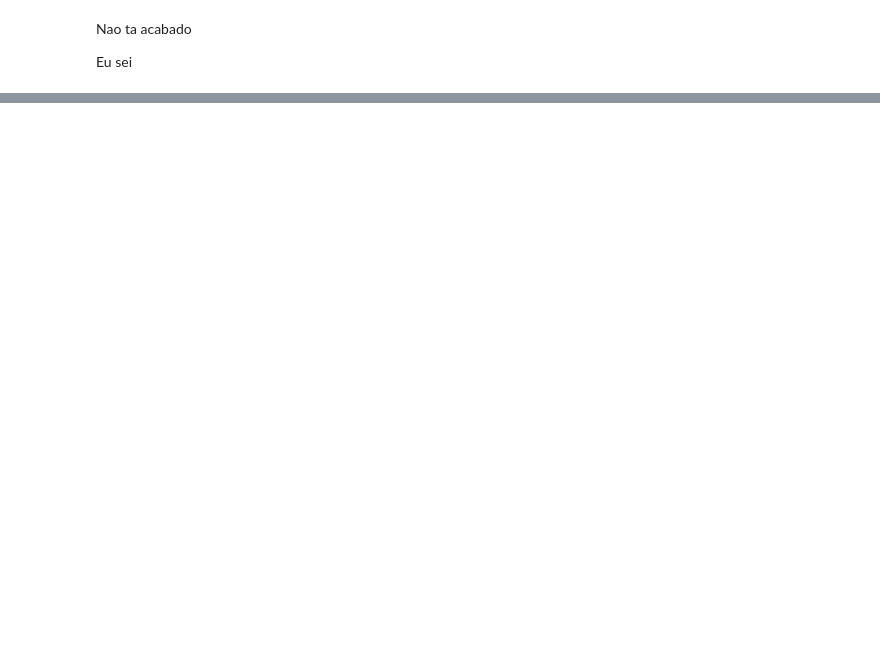
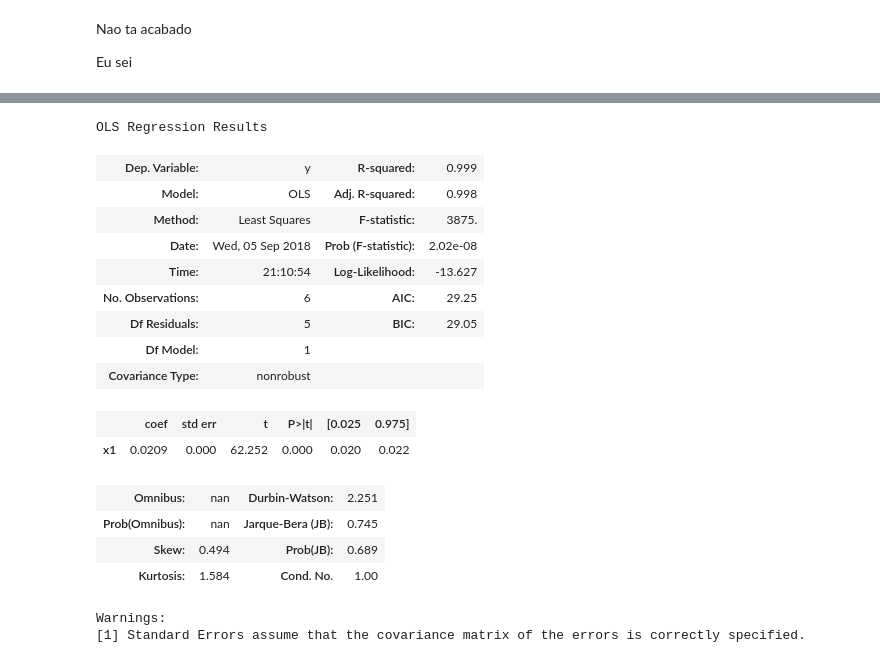
Before and after one commit to tiagodalloca/f229, a Jupyter notebook: experimento 2/Graficos.ipynb, the cells around one changed output, grey strips where cells are left out. Cells and saved outputs as stored; diff of their text form; code cells hidden in the pictures; blank space fills up the shorter version.

```diff
--- a/experimento 2/Graficos.ipynb
+++ b/experimento 2/Graficos.ipynb
@@ -102,0 +204,24 @@ Eu sei
+# %%
+model = sm.OLS(np.array(harmonicos_separados[4]['Peso (g)']),
+               (np.array(harmonicos_separados[4]['Comprimento (cm)'] / 100 * 240 / 5))**2)
+result = model.fit()
+result.summary()
+# %% [output]
+OLS Regression Results
+| Dep. Variable: | y | R-squared: | 0.999 |
+| Model: | OLS | Adj. R-squared: | 0.998 |
+| Method: | Least Squares | F-statistic: | 3875. |
+| Date: | Wed, 05 Sep 2018 | Prob (F-statistic): | 2.02e-08 |
+| Time: | 21:10:54 | Log-Likelihood: | -13.627 |
+| No. Observations: | 6 | AIC: | 29.25 |
+| Df Residuals: | 5 | BIC: | 29.05 |
+| Df Model: | 1 |  |  |
+| Covariance Type: | nonrobust |  |  |
+|  | coef | std err | t | P>|t| | [0.025 | 0.975] |
+| x1 | 0.0209 | 0.000 | 62.252 | 0.000 | 0.020 | 0.022 |
+| Omnibus: | nan | Durbin-Watson: | 2.251 |
+| Prob(Omnibus): | nan | Jarque-Bera (JB): | 0.745 |
+| Skew: | 0.494 | Prob(JB): | 0.689 |
+| Kurtosis: | 1.584 | Cond. No. | 1.00 |
+Warnings:
+[1] Standard Errors assume that the covariance matrix of the errors is correctly specified.
```
Also changed, not shown: parts of 11 cells of this notebook.
